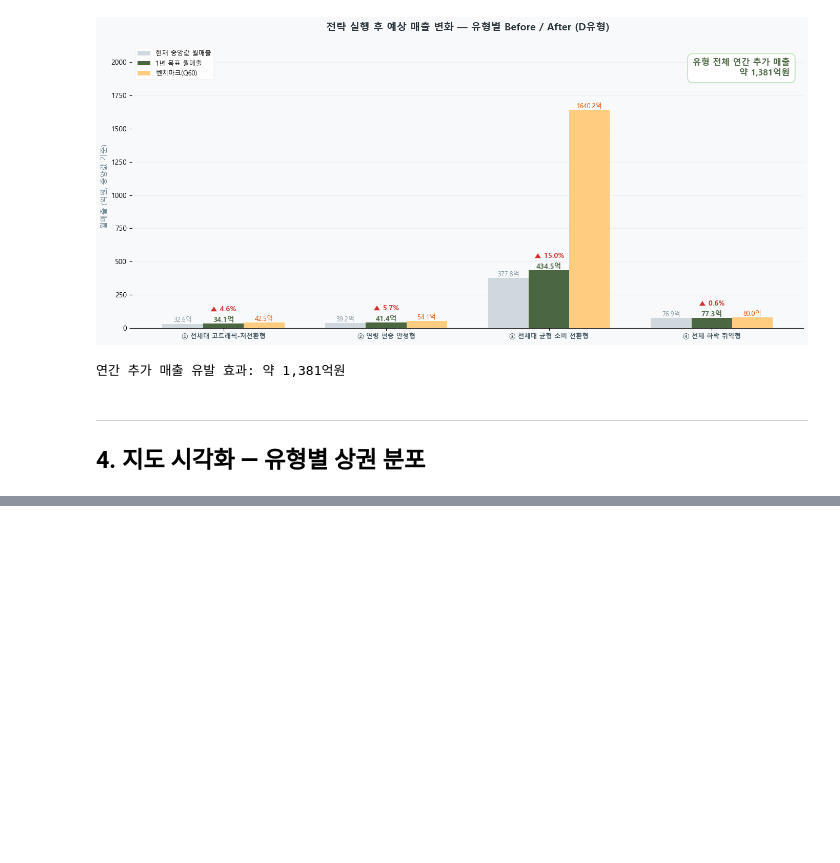
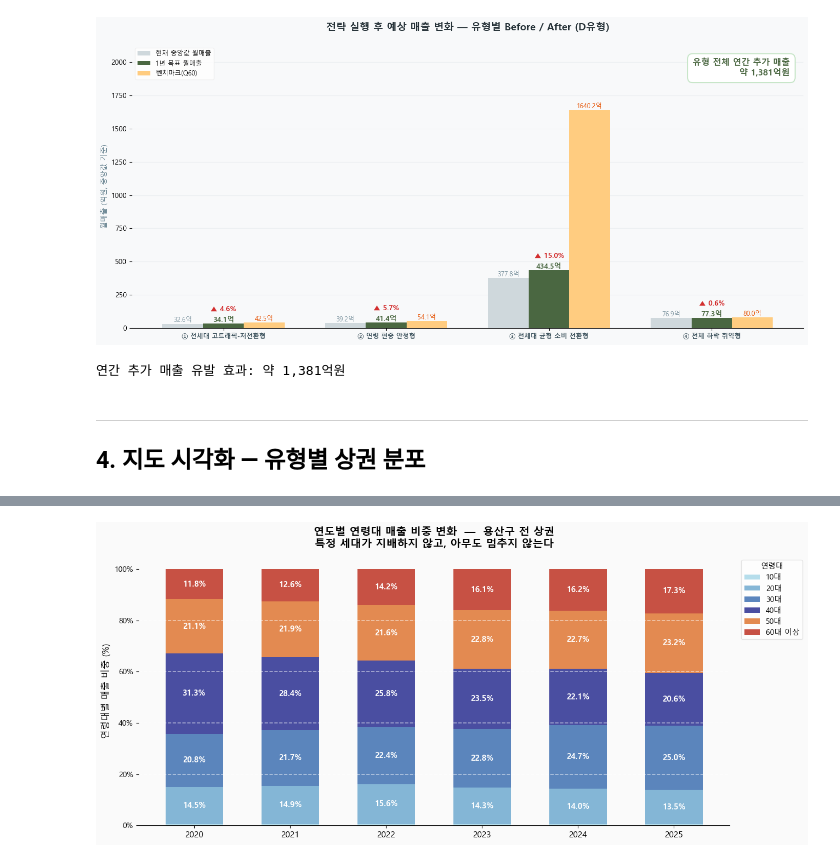
Before and after one commit to sonjiwoo-creator/seouldf, a Jupyter notebook: notebooks/페르소나_D유형.ipynb, the cells around one changed output, grey strips where cells are left out. Saved outputs shown, nothing was run; the diff lists cells and outputs as text; code cells hidden in the pictures; blank space fills up the shorter version.

```diff
--- a/notebooks/페르소나_D유형.ipynb
+++ b/notebooks/페르소나_D유형.ipynb
@@ -821,0 +828,89 @@ m
+# %%
+
+# ── 2020~2025 전체 연도 추정매출 로드 → 용산구 필터
+_sales_dir = BASE / '서울시_상권분석서비스(추정매출+영역)'
+all_year_files = sorted([f for f in _sales_dir.iterdir() if f.suffix == '.csv' and '추정매출' in f.name])
+
+dfs_age = []
+for f in all_year_files:
+    try:
+        tmp = pd.read_csv(f, encoding='euc-kr')
+        tmp_d = tmp[tmp['상권_코드'].isin(target_codes)].copy()
+        if len(tmp_d) > 0:
+            dfs_age.append(tmp_d)
+    except Exception as e:
+        print(f'  ⚠️ {f.name}: {e}')
+
+df_all_age = pd.concat(dfs_age, ignore_index=True)
+
+AGE_COL_MAP = {
+    '10대':     '연령대_10_매출_금액',
+    '20대':     '연령대_20_매출_금액',
+    '30대':     '연령대_30_매출_금액',
+    '40대':     '연령대_40_매출_금액',
+    '50대':     '연령대_50_매출_금액',
+    '60대 이상': '연령대_60_이상_매출_금액',
+}
+AGE_COL_MAP = {k: v for k, v in AGE_COL_MAP.items() if v in df_all_age.columns}
+
+# ── 연도별 합산
+df_all_age['연도'] = df_all_age['기준_년분기_코드'].astype(str).str[:4].astype(int)
+trend_yr = df_all_age.groupby('연도')[list(AGE_COL_MAP.values())].sum() / 1e8
+trend_yr['총합'] = trend_yr.sum(axis=1)
+trend_yr = trend_yr.reset_index()
+years = trend_yr['연도'].astype(str).tolist()
+
+print(f'분석 연도: {years[0]} ~ {years[-1]}')
+print(f'포함 연령대: {list(AGE_COL_MAP.keys())}')
+
+# ── 색상
+AGE_COLORS = {
+    '10대':     '#abd9e9',
+    '20대':     '#74add1',
+    '30대':     '#4575b4',
+    '40대':     '#313695',
+    '50대':     '#e07b39',
+    '60대 이상': '#c0392b',
+}
+
+fig, ax = plt.subplots(figsize=(13, 6))
+fig.patch.set_facecolor('#fafafa')
+ax.set_facecolor('#fafafa')
+
+bottom = np.zeros(len(trend_yr))
+for label, col in AGE_COL_MAP.items():
+    pct = (trend_yr[col] / trend_yr['총합'] * 100).values
+    ax.bar(years, pct, bottom=bottom,
+           label=label, color=AGE_COLORS[label], alpha=0.88, width=0.6)
+    for xi, (b, p) in enumerate(zip(bottom, pct)):
+        if p >= 4.5:
+            ax.text(xi, b + p / 2, f'{p:.1f}%',
+                    ha='center', va='center', fontsize=10.5, color='white', fontweight='bold')
+    bottom += pct
+
+ax.axhline(20, color='white', linestyle='--', linewidth=1.2, alpha=0.55)
+ax.axhline(40, color='white', linestyle='--', linewidth=1.2, alpha=0.55)
+ax.axhline(60, color='white', linestyle='--', linewidth=1.2, alpha=0.55)
+ax.axhline(80, color='white', linestyle='--', linewidth=1.2, alpha=0.55)
+
+ax.set_ylim(0, 105)
+ax.set_ylabel('연령대별 매출 비중 (%)', fontsize=12)
+ax.set_title('연도별 연령대 매출 비중 변화  —  용산구 전 상권\n특정 세대가 지배하지 않고, 아무도 멈추지 않는다',
+             fontsize=14, fontweight='bold', pad=12)
+ax.legend(title='연령대', fontsize=10, title_fontsize=10,
+          loc='upper right', frameon=True, facecolor='white', edgecolor='#ddd',
+          bbox_to_anchor=(1.13, 1.0))
+ax.tick_params(axis='x', labelsize=11)
+ax.set_yticks([0, 20, 40, 60, 80, 100])
+ax.set_yticklabels(['0%', '20%', '40%', '60%', '80%', '100%'], fontsize=10)
+sns.despine(ax=ax, left=True)
+
+plt.tight_layout()
+plt.savefig('../data/output/D유형_연도별_연령대비중.png', dpi=150, bbox_inches='tight')
+plt.show()
+
+print("\n[연도별 연령대 매출 비중]")
+for _, row in trend_yr.iterrows():
+    parts = [f"{label} {row[col]/row['총합']*100:.1f}%" for label, col in AGE_COL_MAP.items()]
+    print(f"  {int(row['연도'])}년: {' / '.join(parts)}")
+# %% [output]
@@ -821,0 +919 @@ m
+[figure, added]
```
Also changed, not shown: parts of 2 cells of this notebook, 4 other files.
